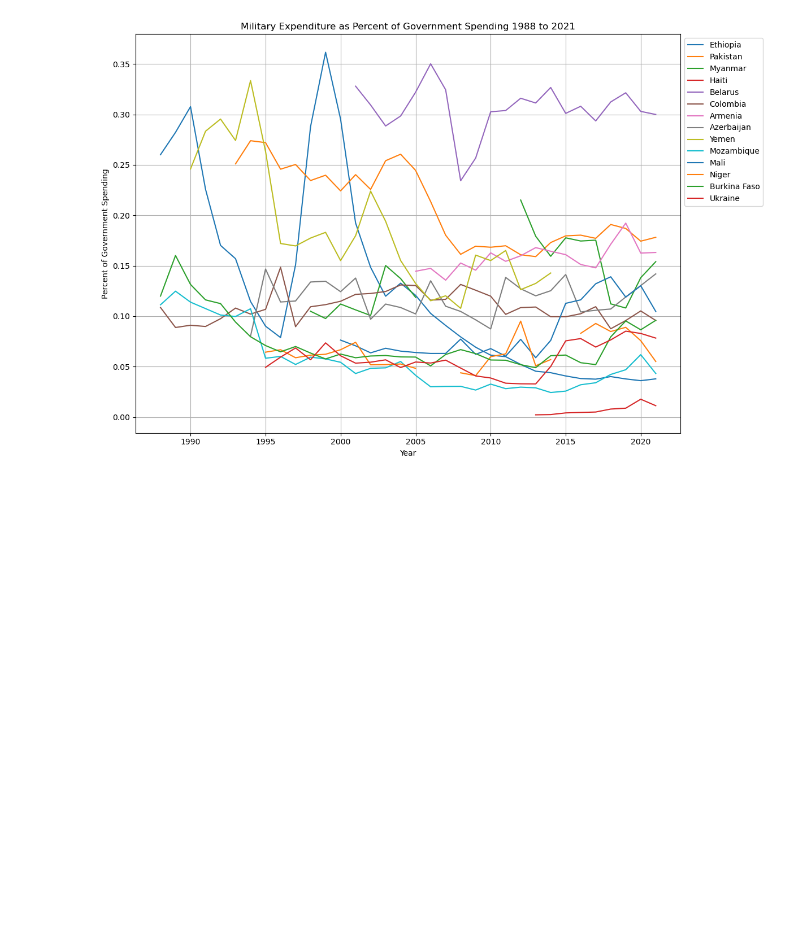
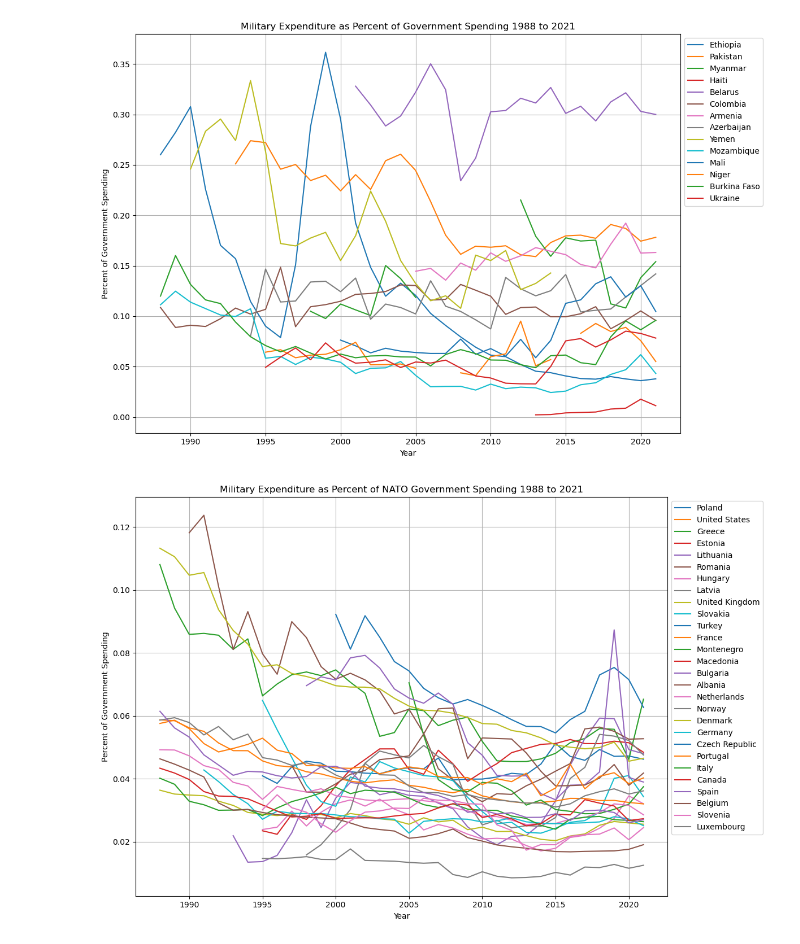
Before and after one commit to tralinde/military_expenditures, a Jupyter notebook: notebooks/EDA.ipynb, the cells around one changed output. Cells and saved outputs as stored; diff of their text form; code cells hidden in the pictures; blank space fills up the shorter version.

```diff
--- a/notebooks/EDA.ipynb
+++ b/notebooks/EDA.ipynb
@@ -162,3 +162,29 @@ plt.tight_layout()
 plt.show()
 # %% [output]
 [figure]
+# %%
+# Now I want to look only at NATO countries
+
+# Displayed here according to Percent of Government Spending
+selected_countries = ['Poland', 'United States', 'Greece', 'Estonia', 'Lithuania', 'Romania', 'Hungary', 'Latvia', 'United Kingdom', 'Slovakia', 'Turkey', 'France', 'Montenegro', 'Macedonia', 'Bulgaria', 'Albania', 'Netherlands', 'Norway', 'Denmark', 'Germany', 'Czech Republic', 'Portugal', 'Italy', 'Canada', 'Spain', 'Belgium', 'Slovenia', 'Luxembourg']
+
+selected_df = df[df['Country'].isin(selected_countries)]
+
+# Plot
+plt.figure(figsize=(12, 8))
+for country in selected_countries:
+    country_data = selected_df[selected_df['Country'] == country]
+    plt.plot(country_data['Year'], country_data['Percent of Government Spending'], label=country)
+
+# Set labels and title
+plt.xlabel('Year')
+plt.ylabel("Percent of Government Spending")
+plt.title('Military Expenditure as Percent of NATO Government Spending 1988 to 2021')
+plt.legend(loc='upper left', bbox_to_anchor=(1, 1))  # Legend outside the plot area
+plt.grid(True)
+plt.tight_layout()
+
+# Show the plot
+plt.show()
+# %% [output]
+[figure, added]
```
Also changed, not shown: parts of 1 cell of this notebook, 1 other file.
